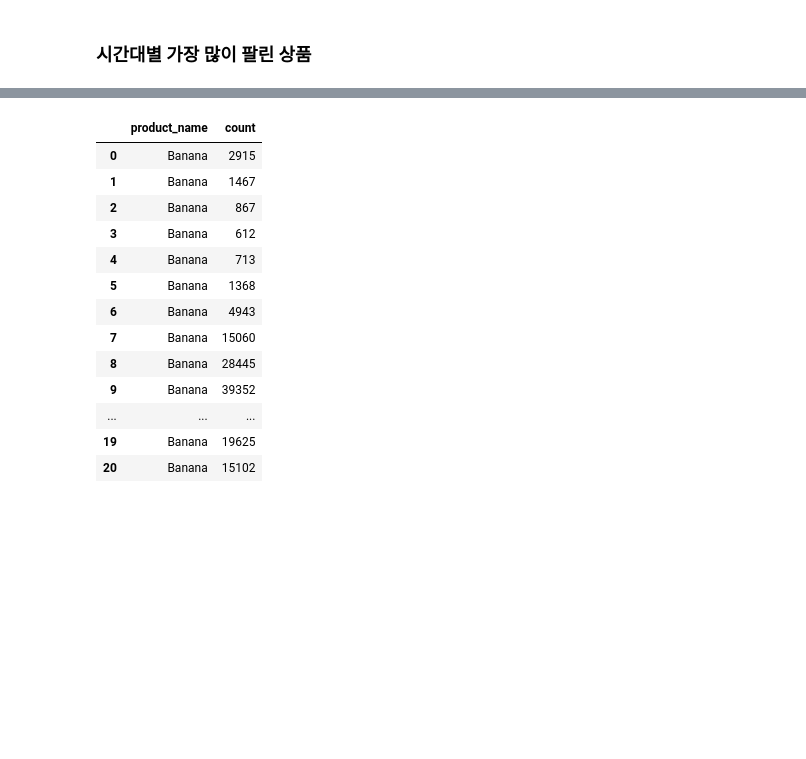
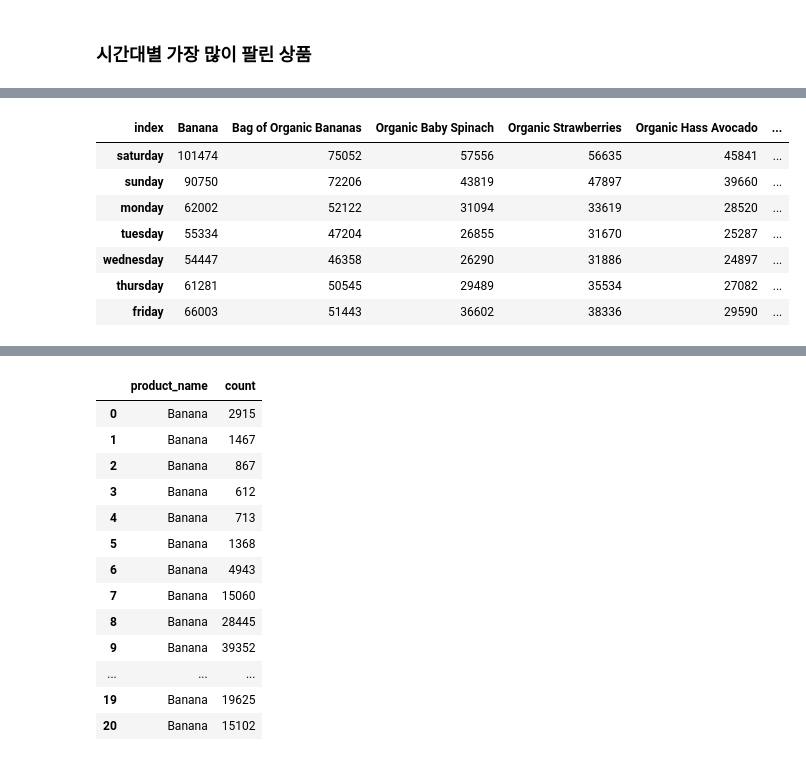
Before and after one commit to Chatti5115/aiffel_dataton, a Jupyter notebook: [D-01]Instacart.ipynb, the cells around one changed output, grey strips where cells are left out. Cells and saved outputs as stored; diff of their text form; code cells hidden in the pictures; blank space fills up the shorter version.

```diff
--- a/[D-01]Instacart.ipynb
+++ b/[D-01]Instacart.ipynb
@@ -673,0 +410,13 @@ sns.barplot()
+# %%
+dow_10 = dow_7.head(10)
+dow_10 = dow_10.set_index('index').T
+dow_10
+# %% [output]
+| index | Banana | Bag of Organic Bananas | Organic Baby Spinach | Organic Strawberries | Organic Hass Avocado | ... |
+| saturday | 101474 | 75052 | 57556 | 56635 | 45841 | ... |
+| sunday | 90750 | 72206 | 43819 | 47897 | 39660 | ... |
+| monday | 62002 | 52122 | 31094 | 33619 | 28520 | ... |
+| tuesday | 55334 | 47204 | 26855 | 31670 | 25287 | ... |
+| wednesday | 54447 | 46358 | 26290 | 31886 | 24897 | ... |
+| thursday | 61281 | 50545 | 29489 | 35534 | 27082 | ... |
+| friday | 66003 | 51443 | 36602 | 38336 | 29590 | ... |
```
Also changed, not shown: parts of 60 cells of this notebook.
